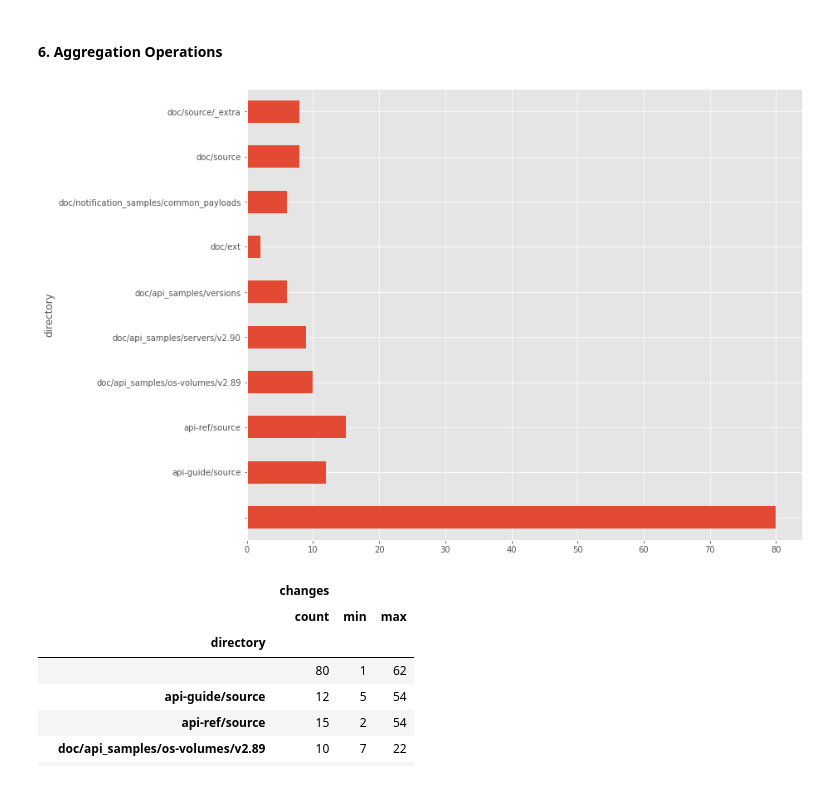
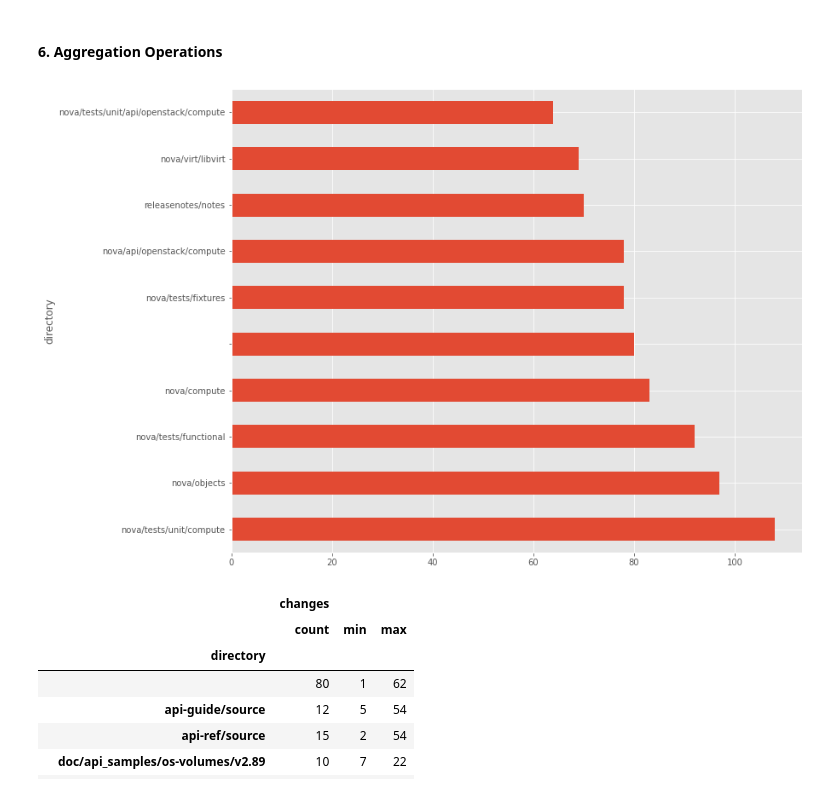
Before and after one commit to TempleOkosun/Mining-OpenStackNova, a Jupyter notebook: Mining OpenStackNova Repo Notebook.ipynb, the cells around one changed output. Cells and saved outputs as stored; diff of their text form; code cells hidden in the pictures.

```diff
--- a/Mining OpenStackNova Repo Notebook.ipynb
+++ b/Mining OpenStackNova Repo Notebook.ipynb
@@ -253,9 +253,9 @@ df["changes"].sum()
 # %% [markdown]
 #### 6. Aggregation Operations
 # %%
-df.groupby('directory').size().head(10).plot(kind='barh');
+df.groupby('directory').size().sort_values(ascending=False).head(20).head(10).plot(kind='barh');
 # %% [output]
-[figure, old version]
+[figure, new version]
 # %%
 df.groupby('directory').agg({'changes': ['count', 'min', 'max']})
 # %% [output]
```
Also changed, not shown: parts of 2 cells of this notebook.
